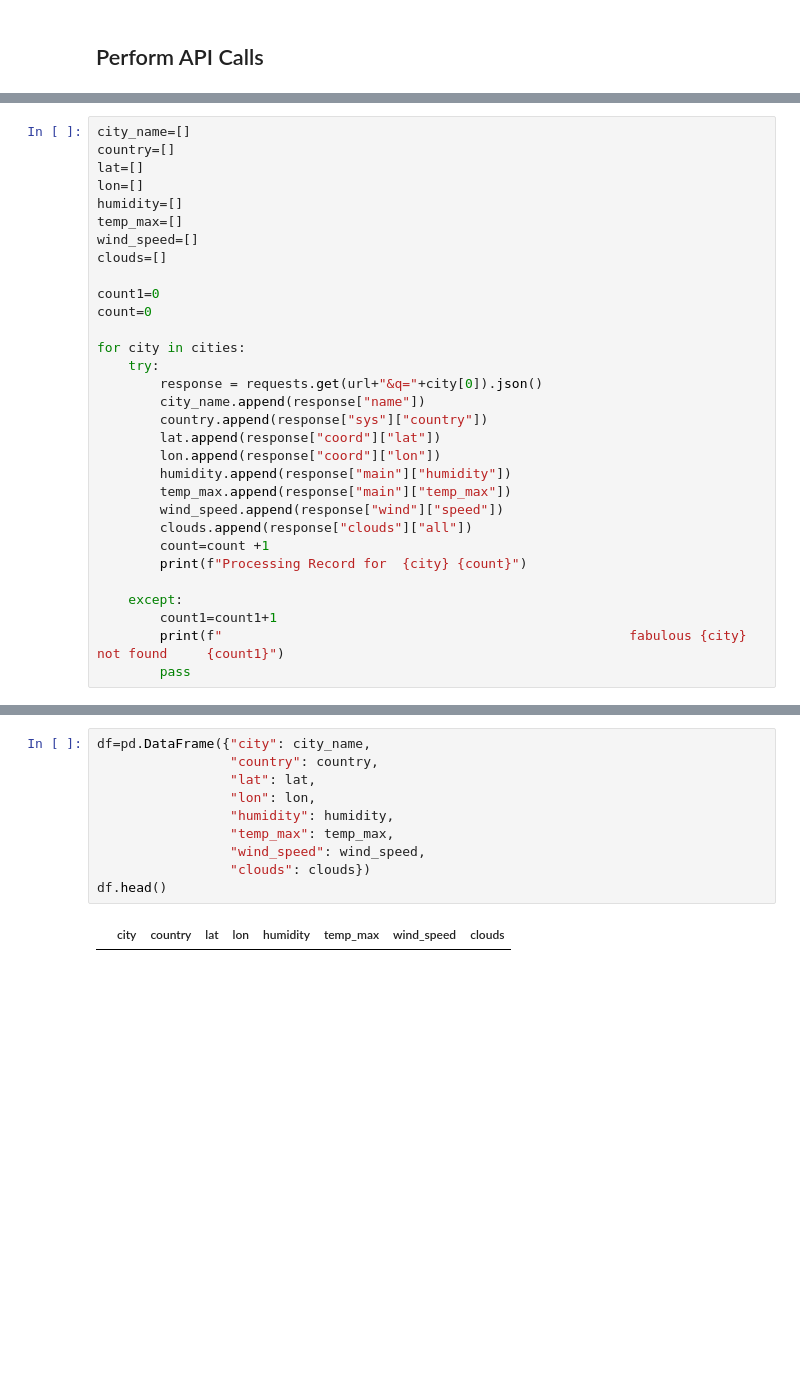
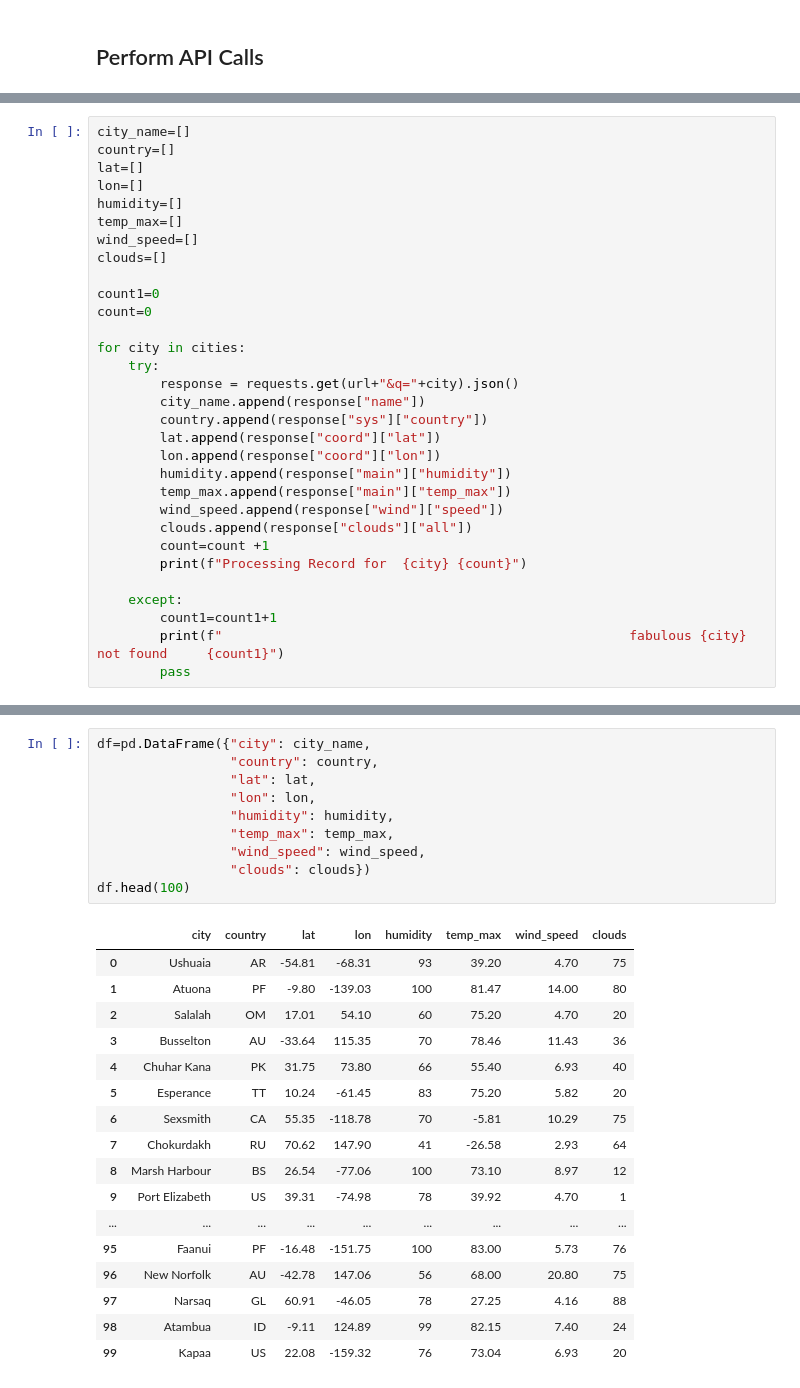
Before and after one commit to ramosconde/06-Python-APIs, a Jupyter notebook: 06-python-apis/starter_code/WeatherPy.ipynb, the cells around one changed output, grey strips where cells are left out. Drawn from its saved outputs; the diff is of its cells as text; blank space fills up the shorter version.

```diff
--- a/06-python-apis/starter_code/WeatherPy.ipynb
+++ b/06-python-apis/starter_code/WeatherPy.ipynb
@@ -131,7 +131,7 @@ count=0
 
 for city in cities:
     try:
-        response = requests.get(url+"&q="+city[0]).json()
+        response = requests.get(url+"&q="+city).json()
         city_name.append(response["name"])
         country.append(response["sys"]["country"])
         lat.append(response["coord"]["lat"])
@@ -168,12 +168,28 @@ for city in cities:
 # %%
 df=pd.DataFrame({"city": city_name,
                  "country": country,
                  "lat": lat,
                  "lon": lon,
                  "humidity": humidity,
                  "temp_max": temp_max,
                  "wind_speed": wind_speed,
                  "clouds": clouds})
-df.head()
+df.head(100)
 # %% [output]
 |  | city | country | lat | lon | humidity | temp_max | wind_speed | clouds |
+| 0 | Ushuaia | AR | -54.81 | -68.31 | 93 | 39.20 | 4.70 | 75 |
+| 1 | Atuona | PF | -9.80 | -139.03 | 100 | 81.47 | 14.00 | 80 |
+| 2 | Salalah | OM | 17.01 | 54.10 | 60 | 75.20 | 4.70 | 20 |
+| 3 | Busselton | AU | -33.64 | 115.35 | 70 | 78.46 | 11.43 | 36 |
+| 4 | Chuhar Kana | PK | 31.75 | 73.80 | 66 | 55.40 | 6.93 | 40 |
+| 5 | Esperance | TT | 10.24 | -61.45 | 83 | 75.20 | 5.82 | 20 |
+| 6 | Sexsmith | CA | 55.35 | -118.78 | 70 | -5.81 | 10.29 | 75 |
+| 7 | Chokurdakh | RU | 70.62 | 147.90 | 41 | -26.58 | 2.93 | 64 |
+| 8 | Marsh Harbour | BS | 26.54 | -77.06 | 100 | 73.10 | 8.97 | 12 |
+| 9 | Port Elizabeth | US | 39.31 | -74.98 | 78 | 39.92 | 4.70 | 1 |
+| ... | ... | ... | ... | ... | ... | ... | ... | ... |
+| 95 | Faanui | PF | -16.48 | -151.75 | 100 | 83.00 | 5.73 | 76 |
+| 96 | New Norfolk | AU | -42.78 | 147.06 | 56 | 68.00 | 20.80 | 75 |
+| 97 | Narsaq | GL | 60.91 | -46.05 | 78 | 27.25 | 4.16 | 88 |
+| 98 | Atambua | ID | -9.11 | 124.89 | 99 | 82.15 | 7.40 | 24 |
+| 99 | Kapaa | US | 22.08 | -159.32 | 76 | 73.04 | 6.93 | 20 |
```
Also changed, not shown: parts of 14 cells of this notebook.
